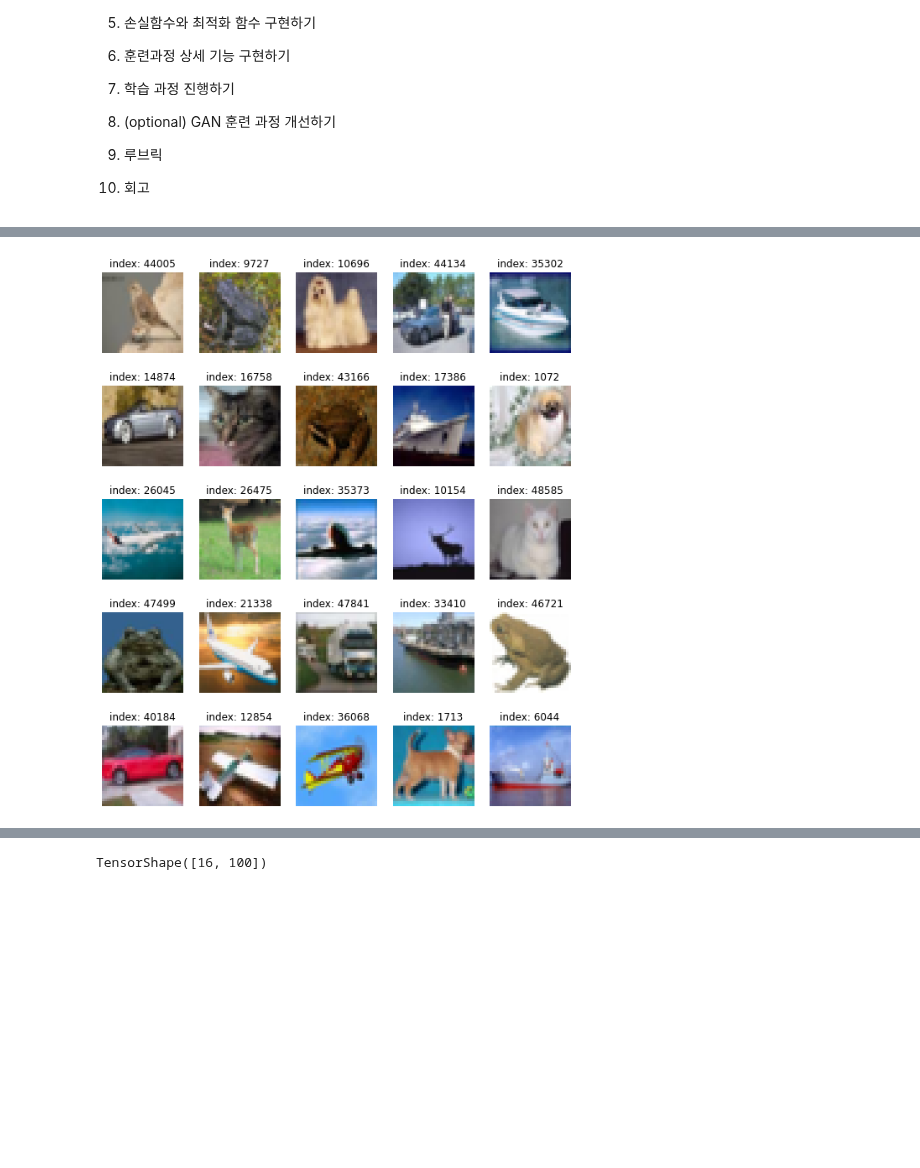
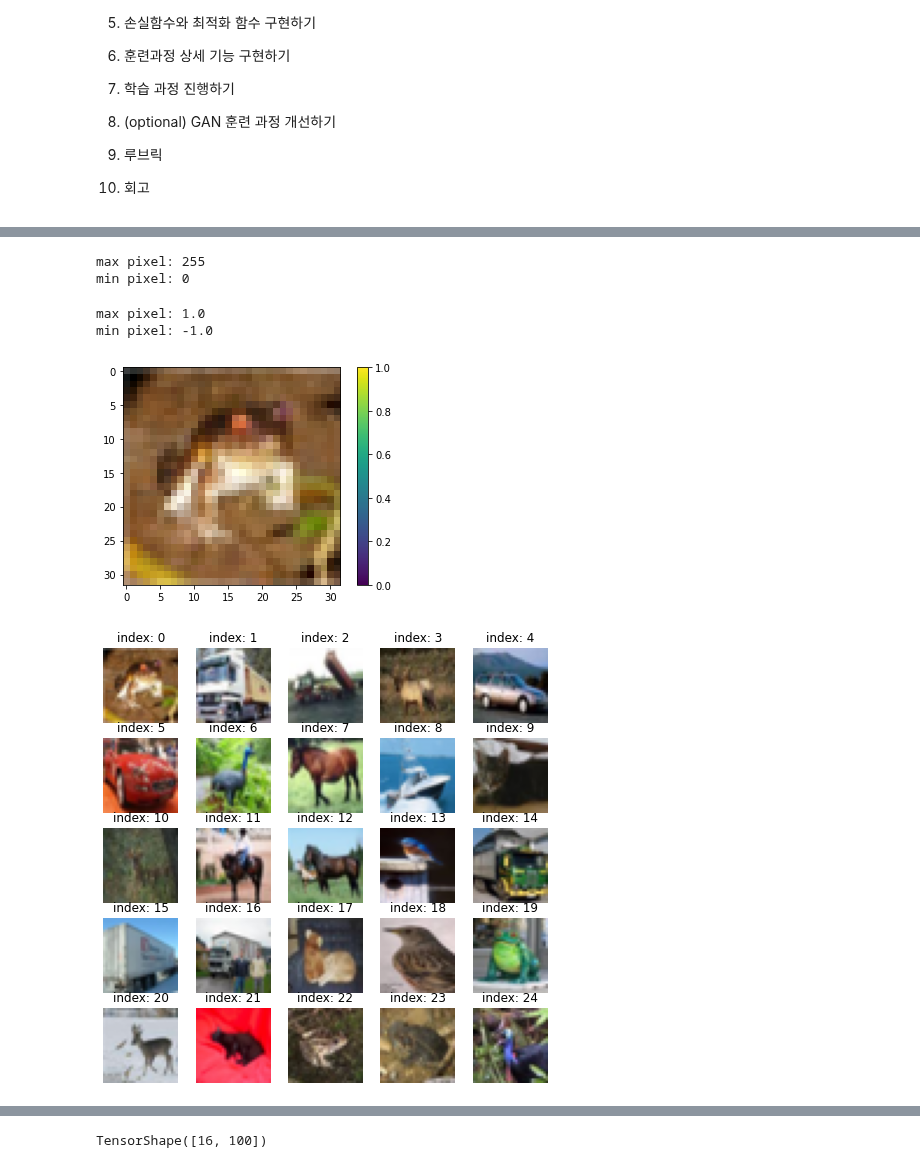
Before and after one commit to F100d4U/Exploration, a Jupyter notebook: [EP11]mnist_fashion .ipynb, the cells around one changed output, grey strips where cells are left out. Saved outputs shown, nothing was run; the diff lists cells and outputs as text; code cells hidden in the pictures; blank space fills up the shorter version.

```diff
--- a/[EP11]mnist_fashion .ipynb
+++ b/[EP11]mnist_fashion .ipynb
@@ -57,15 +53,33 @@ Downloading data from https://www.cs.toronto.edu/~kriz/cifar-10-python.tar.gz
+# %%
+print("max pixel:", train_x.max())
+print("min pixel:", train_x.min())
+# %% [output]
+max pixel: 255
+min pixel: 0
+# %%
+train_x = (train_x - 127.5) / 127.5 # 이미지를 [-1, 1]로 정규화합니다.
+
+print("max pixel:", train_x.max())
+print("min pixel:", train_x.min())
+# %% [output]
+max pixel: 1.0
+min pixel: -1.0
+# %%
+plt.imshow((train_x[0]+1)/2)
+plt.colorbar()
+plt.show()
+# %% [output]
+[figure, added]
 # %%
-train_x = train_x.astype('float32')
-train_x = (train_x - 127.5)/127.5
-plt.figure(figsize=(10, 12))
+plt.figure(figsize=(8, 8))
 
 for i in range(25):
     plt.subplot(5, 5, i+1)
     random_index = np.random.randint(1, 50000)
-    plt.imshow((train_x[random_index]+1)/2.0)
-    plt.title(f'index: {random_index}')
+    plt.imshow((train_x[i]+1)/2)
+    plt.title(f'index: {i}')
     plt.axis('off')
 
 plt.show()
 # %% [output]
-[figure, old version]
+[figure, new version]
```
Also changed, not shown: parts of 48 cells of this notebook.
